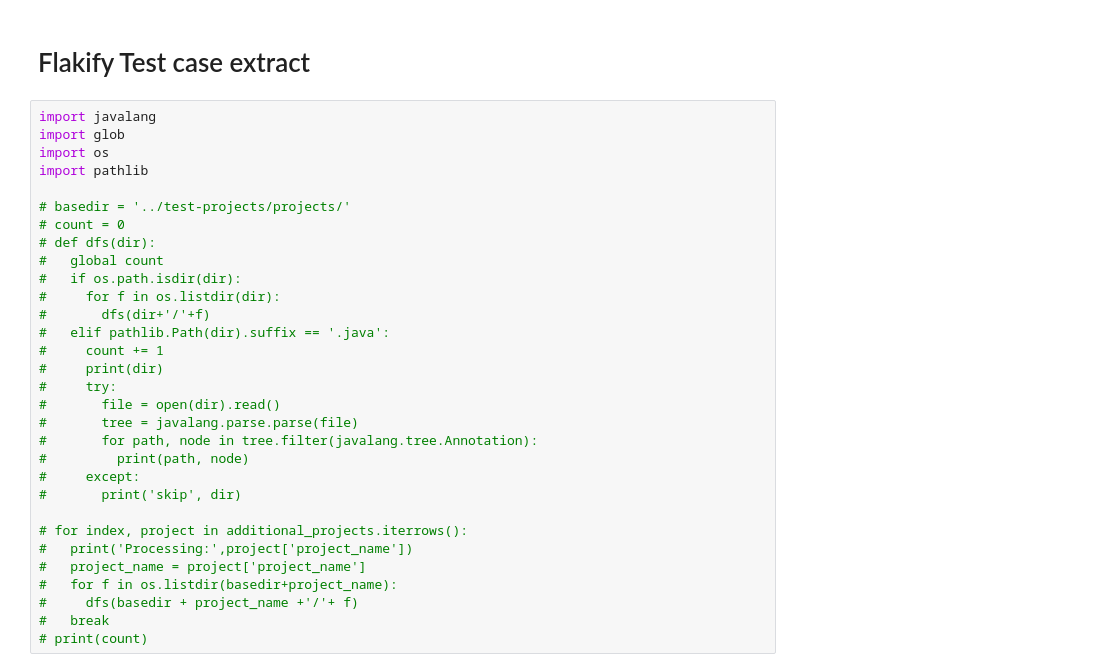
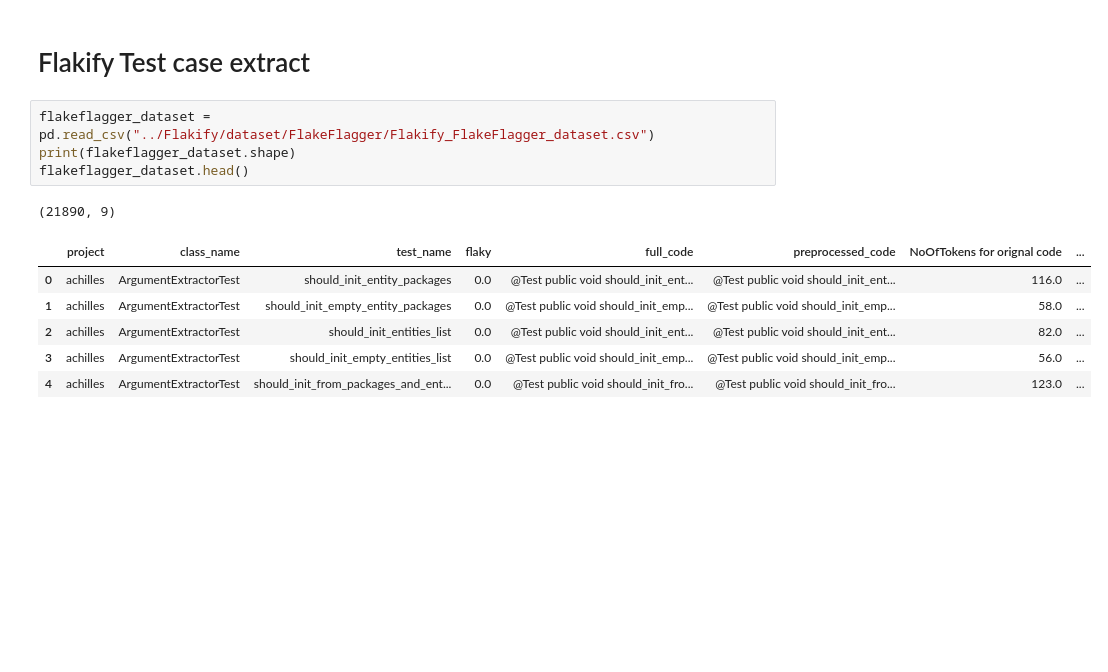
Before and after one commit to Ti-tanium/Software-Test-Project, a Jupyter notebook: test_script/result.ipynb, the cells around one changed output. Cells and saved outputs as stored; diff of their text form; blank space fills up the shorter version.

```diff
--- a/test_script/result.ipynb
+++ b/test_script/result.ipynb
@@ -76,34 +84,15 @@ print(additional_projects)
 15  git@github.com:togglz/togglz.git  NaN       togglz
 # %% [markdown]
 # Flakify Test case extract
-# %%
-import javalang
-import glob
-import os
-import pathlib
-
-# basedir = '../test-projects/projects/'
-# count = 0
-# def dfs(dir):
-#   global count
-#   if os.path.isdir(dir):
-#     for f in os.listdir(dir):
-#       dfs(dir+'/'+f)
-#   elif pathlib.Path(dir).suffix == '.java':
-#     count += 1
-#     print(dir)
-#     try:
-#       file = open(dir).read()
-#       tree = javalang.parse.parse(file)
-#       for path, node in tree.filter(javalang.tree.Annotation):
-#         print(path, node)
-#     except:
-#       print('skip', dir)
-
-# for index, project in additional_projects.iterrows():
-#   print('Processing:',project['project_name'])
-#   project_name = project['project_name']
-#   for f in os.listdir(basedir+project_name):
-#     dfs(basedir + project_name +'/'+ f)
-#   break
-# print(count)
+# %%
+flakeflagger_dataset = pd.read_csv("../Flakify/dataset/FlakeFlagger/Flakify_FlakeFlagger_dataset.csv")
+print(flakeflagger_dataset.shape)
+flakeflagger_dataset.head()
+# %% [output]
+(21890, 9)
+|  | project | class_name | test_name | flaky | full_code | preprocessed_code | NoOfTokens for orignal code | ... |
+| 0 | achilles | ArgumentExtractorTest | should_init_entity_packages | 0.0 | @Test public void should_init_ent... | @Test public void should_init_ent... | 116.0 | ... |
+| 1 | achilles | ArgumentExtractorTest | should_init_empty_entity_packages | 0.0 | @Test public void should_init_emp... | @Test public void should_init_emp... | 58.0 | ... |
+| 2 | achilles | ArgumentExtractorTest | should_init_entities_list | 0.0 | @Test public void should_init_ent... | @Test public void should_init_ent... | 82.0 | ... |
+| 3 | achilles | ArgumentExtractorTest | should_init_empty_entities_list | 0.0 | @Test public void should_init_emp... | @Test public void should_init_emp... | 56.0 | ... |
+| 4 | achilles | ArgumentExtractorTest | should_init_from_packages_and_ent... | 0.0 | @Test public void should_init_fro... | @Test public void should_init_fro... | 123.0 | ... |
```
Also changed, not shown: parts of 11 cells of this notebook, 1 other file.
